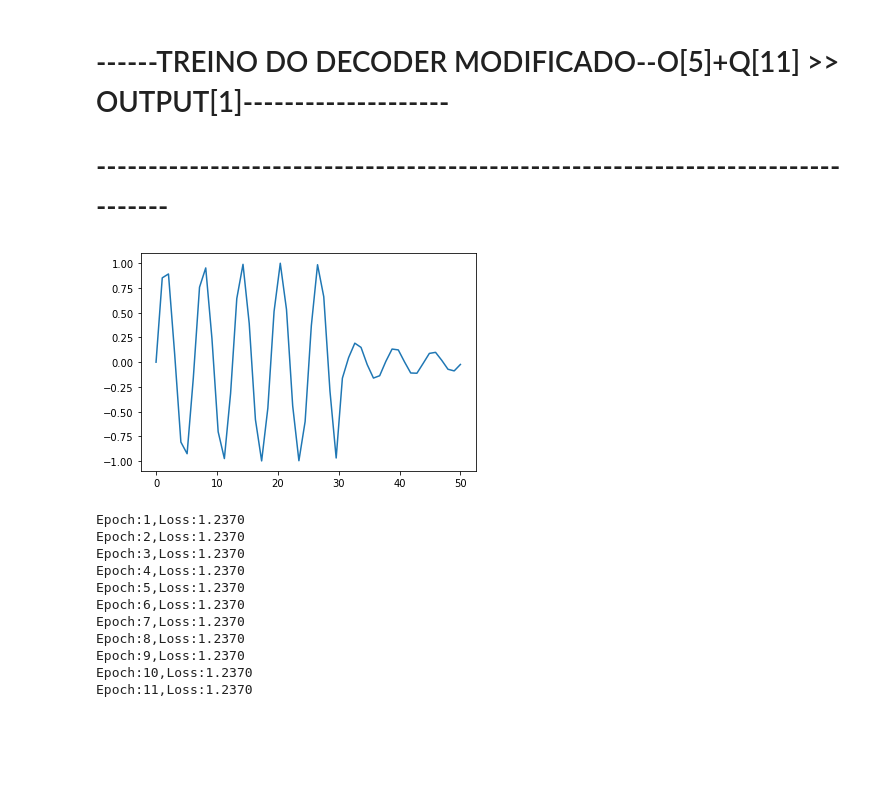
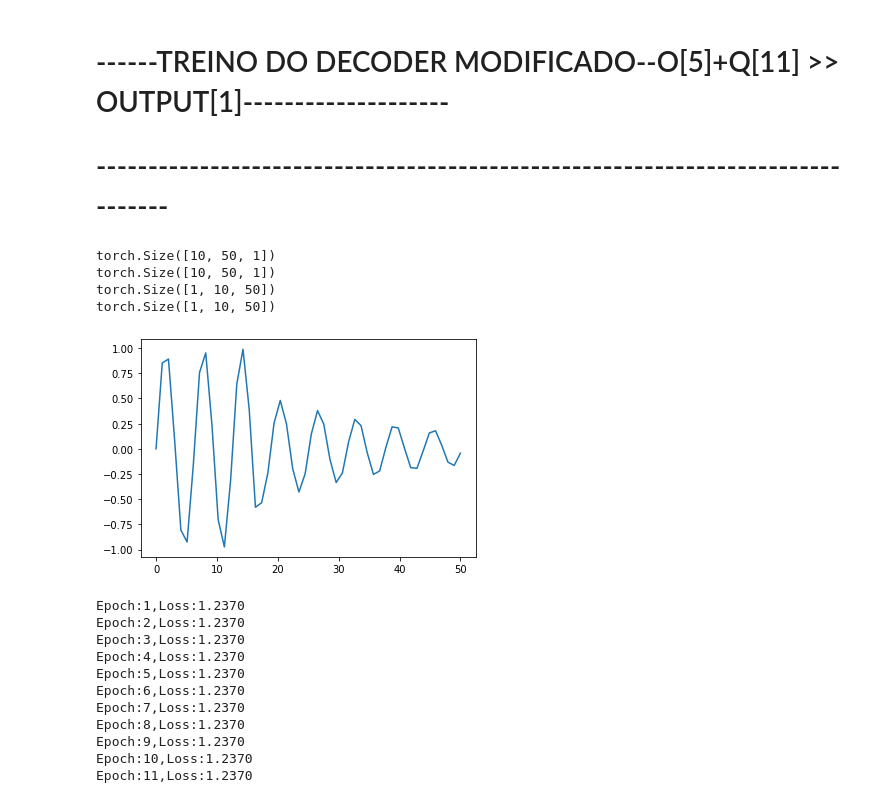
Before and after one commit to SchultzVV/Biology, a Jupyter notebook: method_prove/Run_Project.ipynb, the cells around one changed output. Saved outputs shown, nothing was run; the diff lists cells and outputs as text; code cells hidden in the pictures; blank space fills up the shorter version.

```diff
--- a/method_prove/Run_Project.ipynb
+++ b/method_prove/Run_Project.ipynb
@@ -27,3 +23,11 @@ print(np.shape(XC))
+# %%
+inp = pickle.load(open("inp", "rb"))
+out = pickle.load(open("out", "rb"))
+inp = torch.as_tensor(inp.reshape(10, 50, 1))
+out = torch.as_tensor(out.reshape(10, 50, 1))
+n_batch = np.shape(inp)[0]
+batch_size = np.shape(inp)[1]
+n_examples = np.shape(inp)[2]
 # %%
 inp = pickle.load(open("inp", "rb"))
 out = pickle.load(open("out", "rb"))
@@ -81,14 +95,31 @@ optimizer = torch.optim.Adam(model.parameters())
 
 # ------TREINO DO DECODER MODIFICADO--O[5]+Q[11] >> OUTPUT[1]--------------------
 # -------------------------------------------------------------------------------
+# %%
+a = np.shape(inp)
+b = np.shape(out)
+print(a)
+print(b)
+x = inp.reshape(1,10,50)
+y = out.reshape(1,10,50)
+print(np.shape(x))
+print(np.shape(y))
+# %% [output]
+torch.Size([10, 50, 1])
+torch.Size([10, 50, 1])
+torch.Size([1, 10, 50])
+torch.Size([1, 10, 50])
 # %%
 #inp = pickle.load(open("inp", "rb"))
 #out = pickle.load(open("out", "rb"))
-#for i in range()
-plt.plot(inp[3],out[3])
+x=[]
+y=[]
+x = inp.reshape(1,10,50)
+y = out.reshape(1,10,50)
+plt.plot(x[0][0], y[0][0])
 plt.show()
 # %% [output]
-[figure, old version]
+[figure, new version]
 # %%
 def treine(inp,out,epochs):
     #inp = pickle.load(open("inp", "rb"))
```
Also changed, not shown: parts of 5 cells of this notebook, 4 other files.
